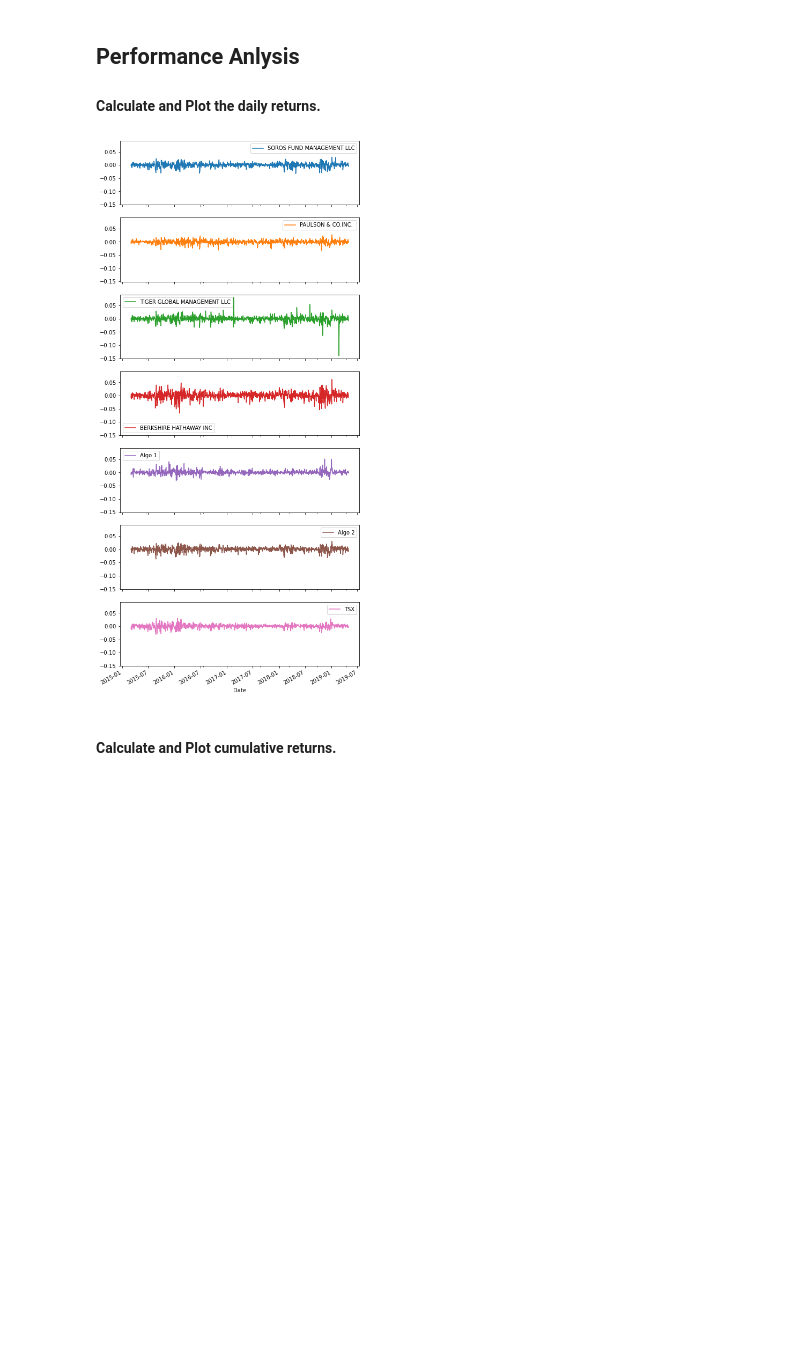
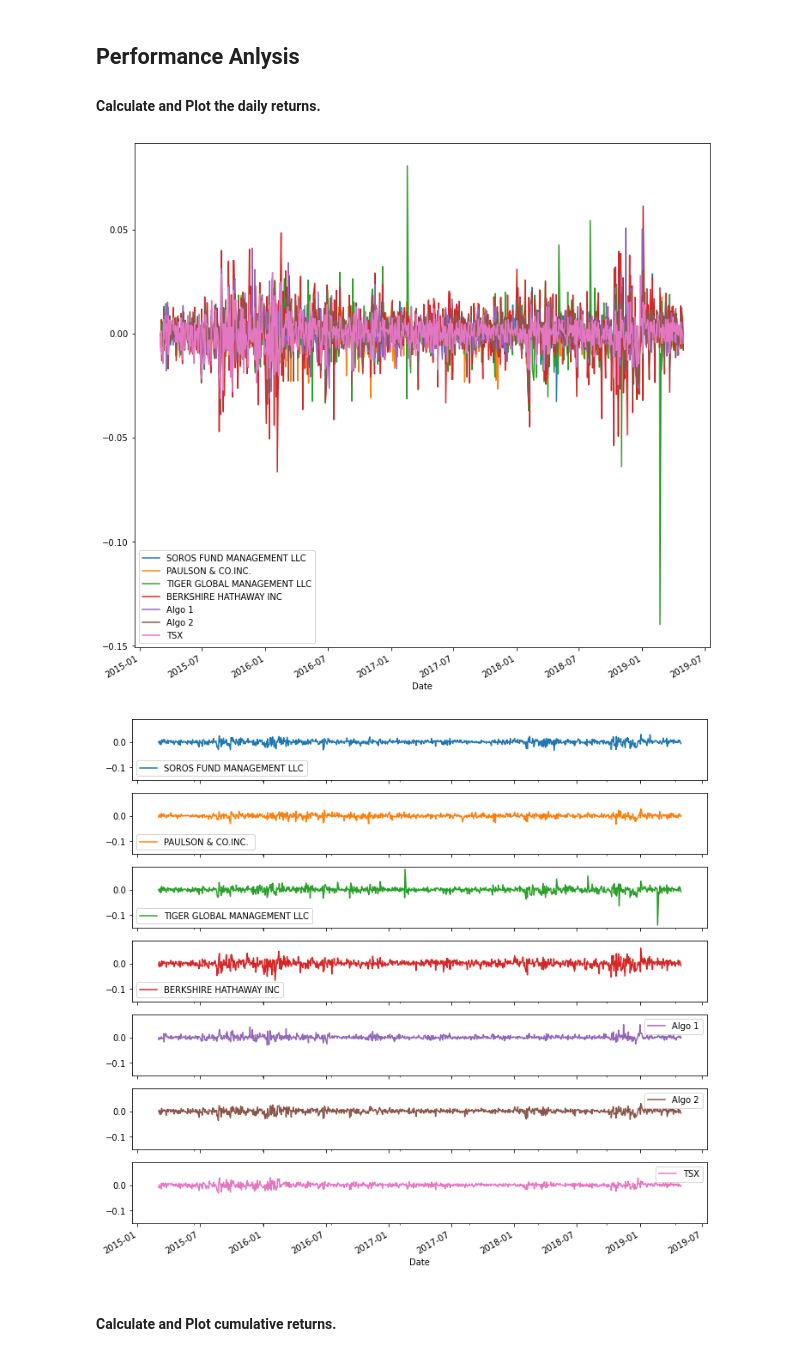
Before and after one commit to keanumanson/Pandas-Homework, a Jupyter notebook: whale_analysis.ipynb, the cells around one changed output. Drawn from its saved outputs; the diff is of its cells as text; code cells hidden in the pictures; blank space fills up the shorter version.

```diff
--- a/whale_analysis.ipynb
+++ b/whale_analysis.ipynb
@@ -61,7 +61,7 @@ Read the algorithmic daily returns and clean the data.
 # %%
 # Reading algorithmic returns
 algo_ret = Path('Resources/algo_returns.csv')
-algo_ret_df = pd.read_csv(algo_returns, index_col='Date', infer_datetime_format=True, parse_dates=True)
+algo_ret_df = pd.read_csv(algo_ret, index_col='Date', infer_datetime_format=True, parse_dates=True)
 
 algo_ret_df.head()
 # %% [output]
@@ -198,12 +200,11 @@ In this section, you will calculate and visualize performance and risk metrics f
 #### Calculate and Plot the daily returns.
 # %%
 # Plot daily returns of all portfolios
-
-#algo_ret_df =  whale_ret_df =  sp_tsx_df =
-
-plot_ = combined_df.plot(subplots=True, figsize=(8,20),sharex=True,sharey=True)
+plot_comb = combined_df.plot(subplots=False, figsize=(12,12),sharex=True,sharey=True)
+plot_comb = combined_df.plot(subplots=True, figsize=(12,12),sharex=True,sharey=True)
 # %% [output]
-[figure, old version]
+[figure, new version]
+[figure, added]
 # %% [markdown]
 #### Calculate and Plot cumulative returns.
 # %%
```
Also changed, not shown: parts of 19 cells of this notebook, 3 other files.
